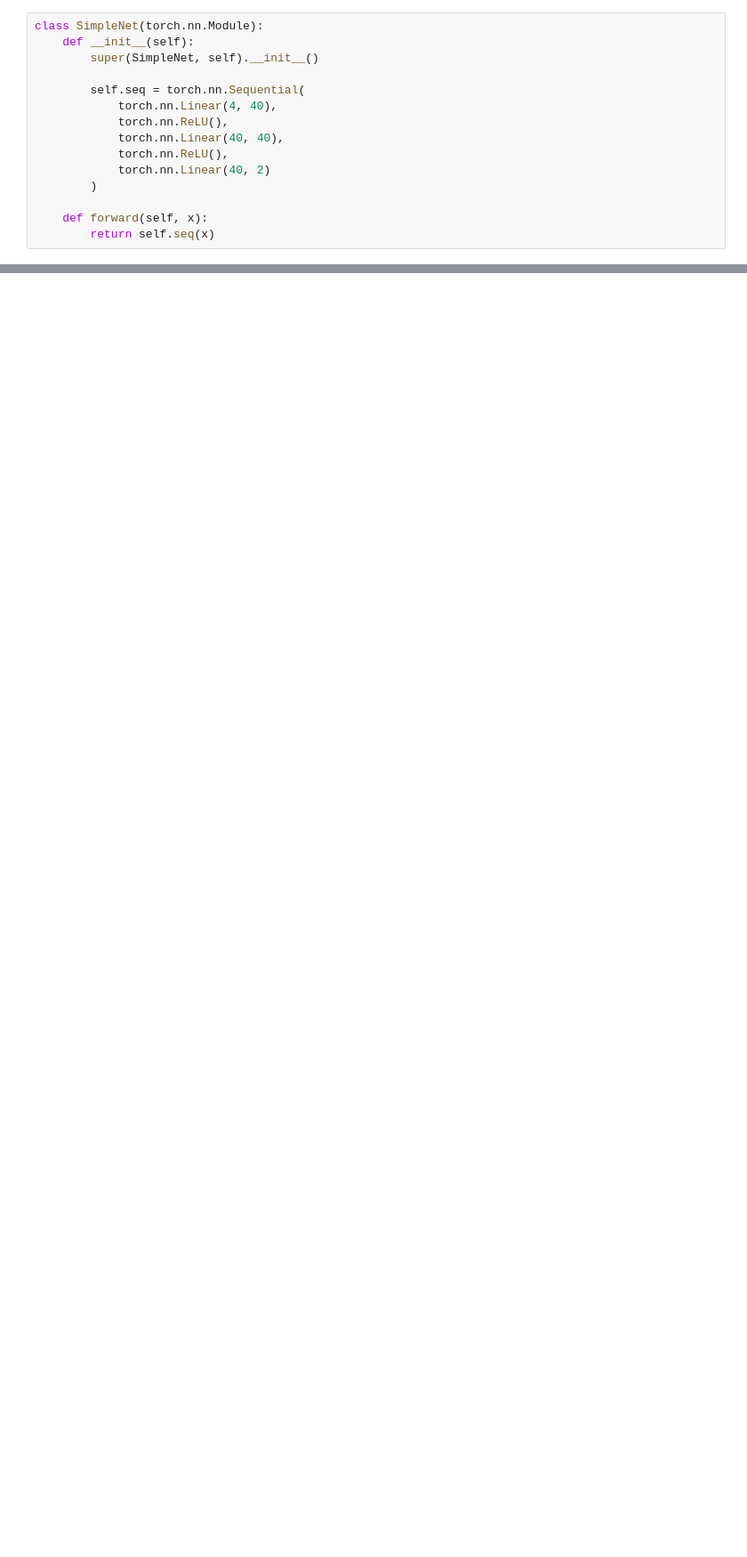
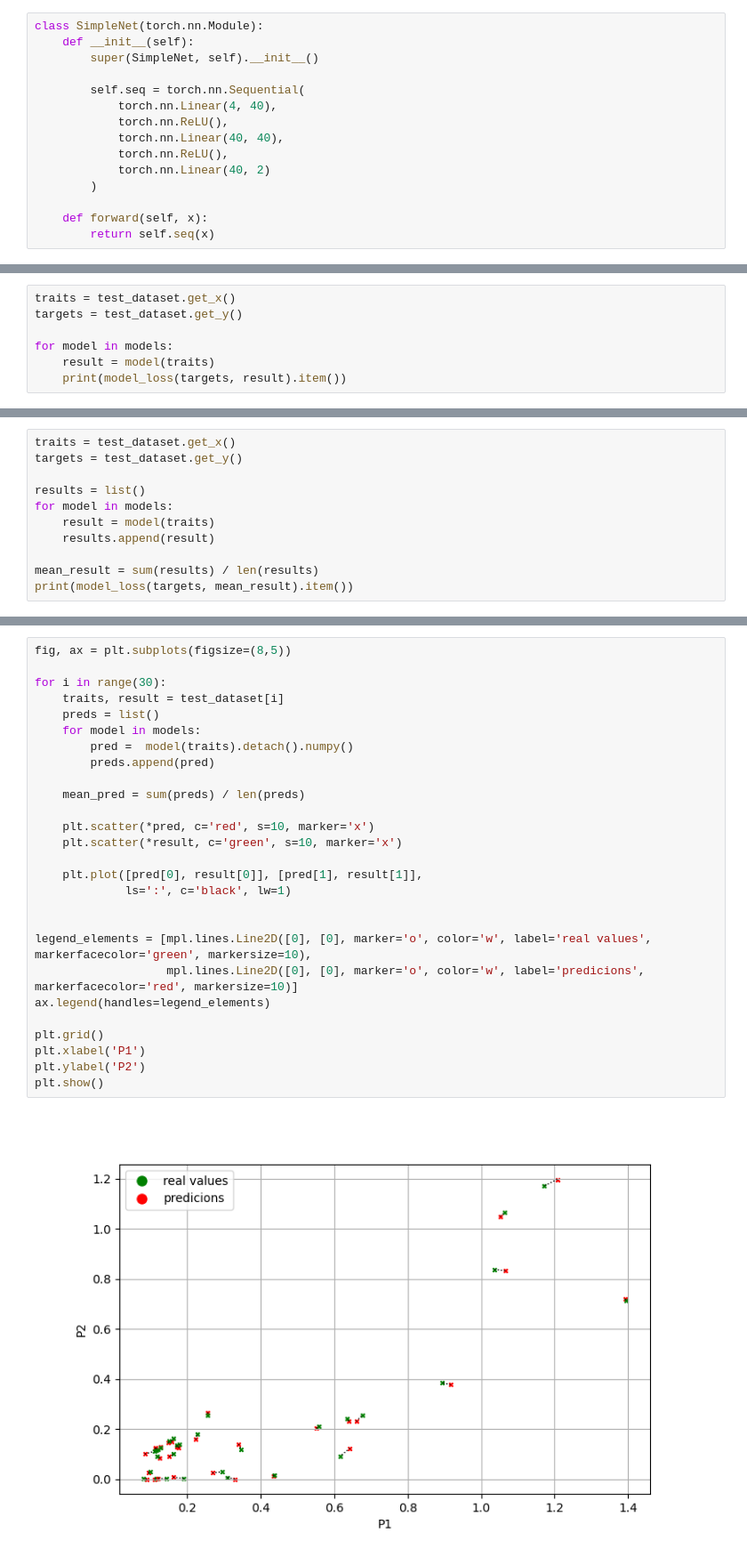
Before and after one commit to DenisPur/HomeWork-SimpleNN, a Jupyter notebook: main.ipynb, the cells around one changed output, grey strips where cells are left out. Shown at 89% size. Drawn from its saved outputs; the diff is of its cells as text; blank space fills up the shorter version.

```diff
--- a/main.ipynb
+++ b/main.ipynb
@@ -230,0 +311,7 @@ torch.save(model.state_dict(), './models/SimpleModel_01.pth')
+# %%
+traits = test_dataset.get_x()
+targets = test_dataset.get_y()
+
+for model in models:
+    result = model(traits)
+    print(model_loss(targets, result).item())
@@ -230,0 +324,11 @@ torch.save(model.state_dict(), './models/SimpleModel_01.pth')
+# %%
+traits = test_dataset.get_x()
+targets = test_dataset.get_y()
+
+results = list()
+for model in models:
+    result = model(traits)
+    results.append(result)
+
+mean_result = sum(results) / len(results)
+print(model_loss(targets, mean_result).item())
@@ -230,0 +337,29 @@ torch.save(model.state_dict(), './models/SimpleModel_01.pth')
+# %%
+fig, ax = plt.subplots(figsize=(8,5))
+
+for i in range(30):
+    traits, result = test_dataset[i]
+    preds = list()
+    for model in models:
+        pred =  model(traits).detach().numpy()
+        preds.append(pred)
+
+    mean_pred = sum(preds) / len(preds)
+
+    plt.scatter(*pred, c='red', s=10, marker='x')
+    plt.scatter(*result, c='green', s=10, marker='x')
+
+    plt.plot([pred[0], result[0]], [pred[1], result[1]],
+             ls=':', c='black', lw=1)
+
+
+legend_elements = [mpl.lines.Line2D([0], [0], marker='o', color='w', label='real values', markerfacecolor='green', markersize=10),
+                   mpl.lines.Line2D([0], [0], marker='o', color='w', label='predicions', markerfacecolor='red', markersize=10)]
+ax.legend(handles=legend_elements)
+
+plt.grid()
+plt.xlabel('P1')
+plt.ylabel('P2')
+plt.show()
+# %% [output]
+[figure, added]
```
Also changed, not shown: parts of 43 cells of this notebook, 13 other files.
